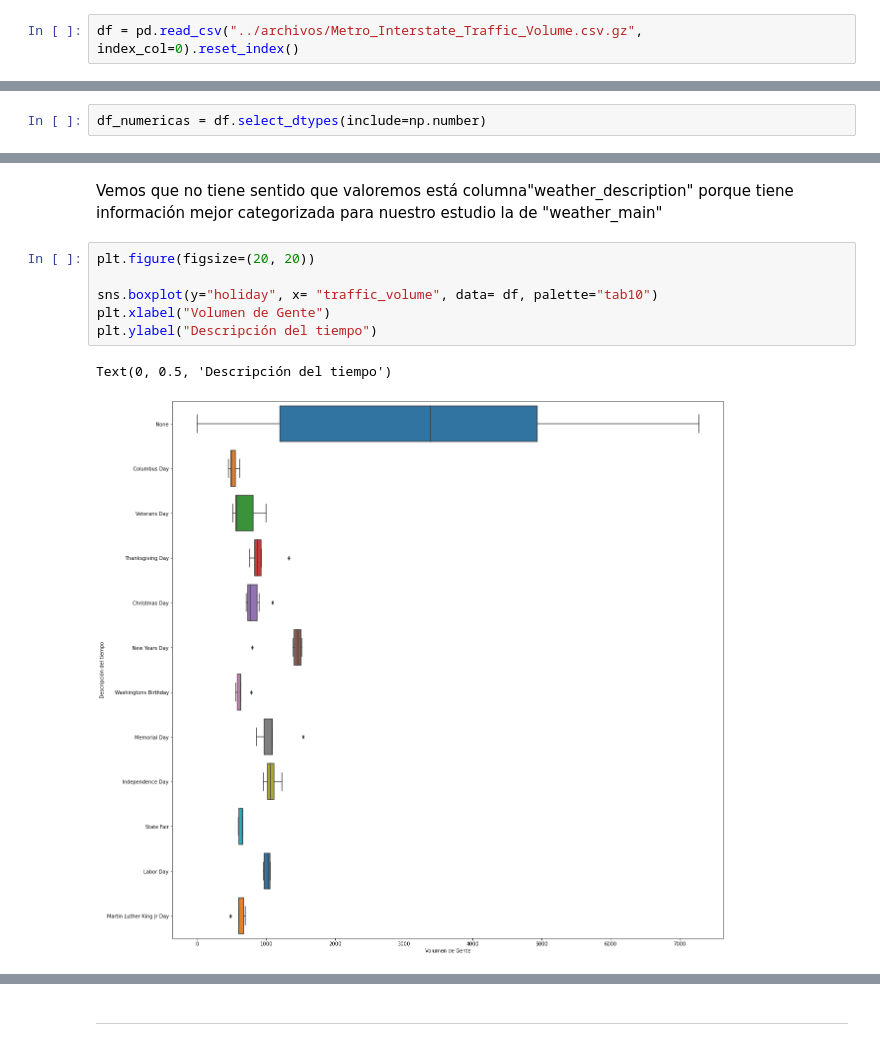
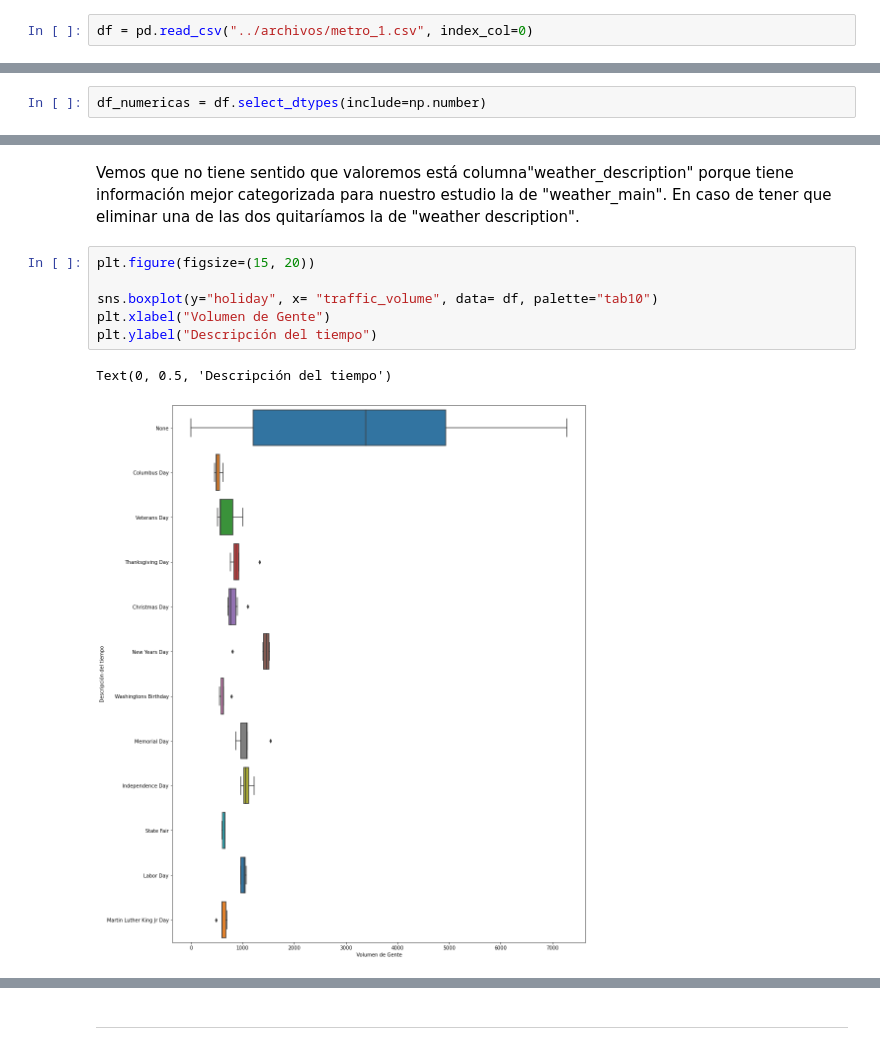
Before and after one commit to Adalab/DA-promo-c-modulo-3-sprint-1-Mina-Mai, a Jupyter notebook: Regresion_lineal/pp_regresion_lineal_III.ipynb, the cells around one changed output, grey strips where cells are left out. Drawn from its saved outputs; the diff is of its cells as text.

```diff
--- a/Regresion_lineal/pp_regresion_lineal_III.ipynb
+++ b/Regresion_lineal/pp_regresion_lineal_III.ipynb
@@ -9,4 +9,4 @@ from scipy import stats
 import researchpy as rp
 from scipy.stats import levene
 # %%
-df = pd.read_csv("../archivos/Metro_Interstate_Traffic_Volume.csv.gz", index_col=0).reset_index()
+df = pd.read_csv("../archivos/metro_1.csv", index_col=0)
@@ -87,13 +70,13 @@ Text(0, 0.5, 'Descripción del tiempo')
 [figure]
 # %% [markdown]
-Vemos que no tiene sentido que valoremos está columna"weather_description" porque tiene información mejor categorizada para nuestro estudio la de "weather_main"
+Vemos que no tiene sentido que valoremos está columna"weather_description" porque tiene información mejor categorizada para nuestro estudio la de "weather_main". En caso de tener que eliminar una de las dos quitaríamos la de "weather description".
 # %%
-plt.figure(figsize=(20, 20))
+plt.figure(figsize=(15, 20))
 
 sns.boxplot(y="holiday", x= "traffic_volume", data= df, palette="tab10")
 plt.xlabel("Volumen de Gente")
 plt.ylabel("Descripción del tiempo")
 # %% [output]
 Text(0, 0.5, 'Descripción del tiempo')
-[figure, old version]
+[figure, new version]
 # %%
```
Also changed, not shown: parts of 24 cells of this notebook, 6 other files.
